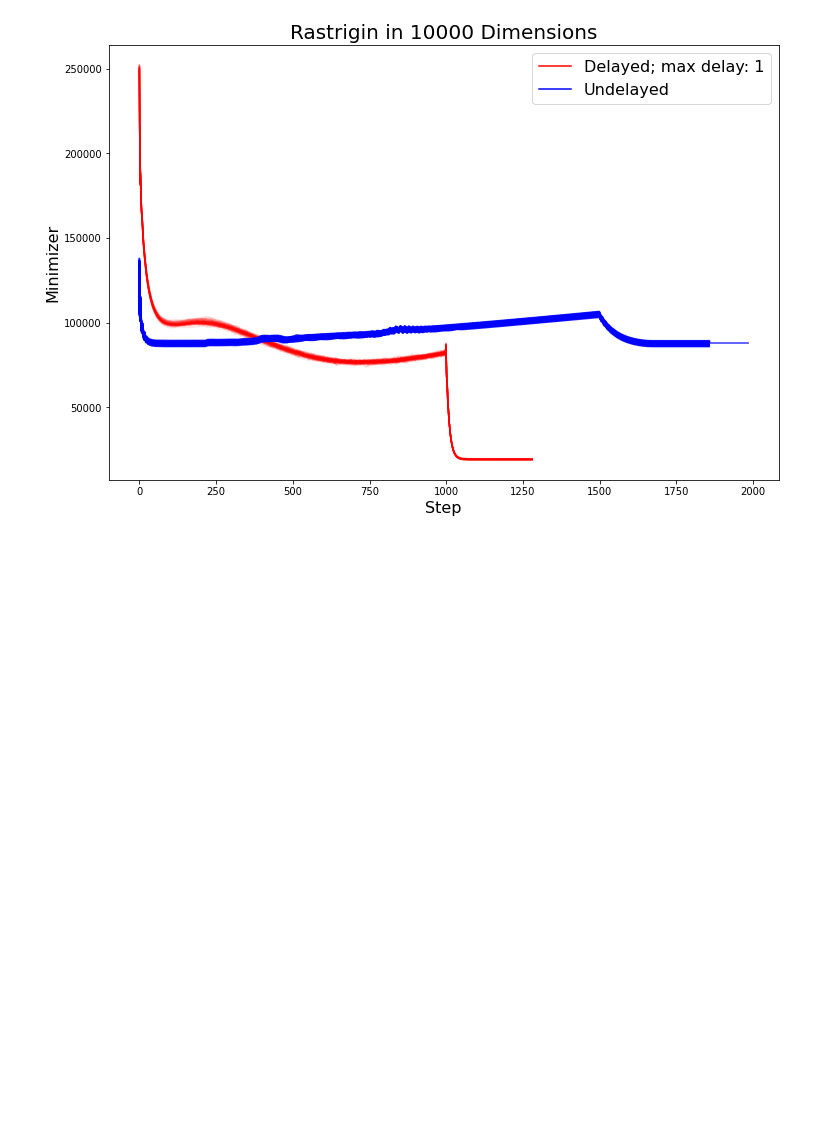
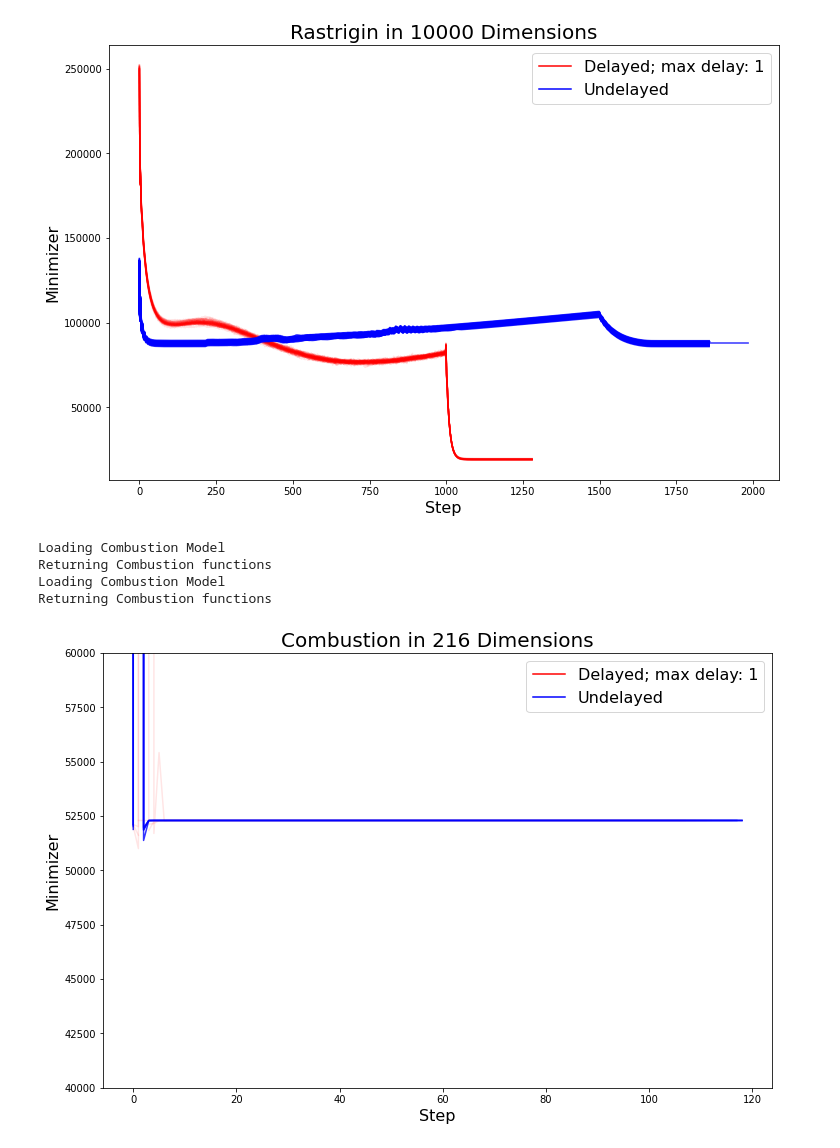
Before and after one commit to ebensonm/delay-optimizer, a Jupyter notebook: ResultAnalysis.ipynb, the cells around one changed output. Drawn from its saved outputs; the diff is of its cells as text; code cells hidden in the pictures; blank space fills up the shorter version.

```diff
--- a/ResultAnalysis.ipynb
+++ b/ResultAnalysis.ipynb
@@ -77,9 +77,9 @@ def plot_num_maps(dims,types):
 
 def get_label_name(delayed,max_delay):
     if delayed is True:
-        return "Delayed; max delay: {}".format(max_delay), "r", 0.1
+        return "Delayed; max delay: {}".format(max_delay), "r", 0.5
     else:
-        return "Undelayed", "b", 0.8
+        return "Undelayed", "b", 0.5
 
 def get_num_plot(dim_map, type_map, dim, type_, len_dims):
     num_dim = dim_map[str(dim)]
@@ -108,7 +108,7 @@ def get_plot_title(dim_map, type_map, num, len_dims):
 def get_time_steps(num_steps):
     return np.arange(0,num_steps,1)
 
-def get_all(directory: str, num_test_points: int, dims: list, types: list):
+def get_all(directory: str, num_test_points: int, dims: list, types: list, x_lim=None, y_lim=None):
     dim_map, type_map = plot_num_maps(dims,types)
     num_plots = len(dims) * len(types)
     #run the tests and plot results on a whole directory
@@ -136,6 +136,10 @@ def get_all(directory: str, num_test_points: int, dims: list, types: list):
         axis.set_xlabel("Step", fontsize=16)
         axis.set_ylabel("Minimizer", fontsize=16)
         axis.set_title(plot_title, fontsize=20)
+        if (x_lim is not None):
+            axis.set_xlim(x_lim)
+        if (y_lim is not None):
+            axis.set_ylim(y_lim)
         os.makedirs(os.path.join('JupyterTestResults', directory), exist_ok = True)
         fig.savefig(os.path.join('JupyterTestResults', directory, save_name))
     plt.show()
@@ -188,3 +192,13 @@ get_all('OriginalResults', num_test_points, dims, types)
 [figure]
 [figure]
 [figure]
+# %%
+num_test_points = 5
+y_lim = [40000,60000]
+get_all('Combustion1', num_test_points, dims=[216], types=['Combustion'], y_lim=y_lim)
+# %% [output]
+Loading Combustion Model
+Returning Combustion functions
+Loading Combustion Model
+Returning Combustion functions
+[figure, added]
```
Also changed, not shown: parts of 24 cells of this notebook, 4 other files.
